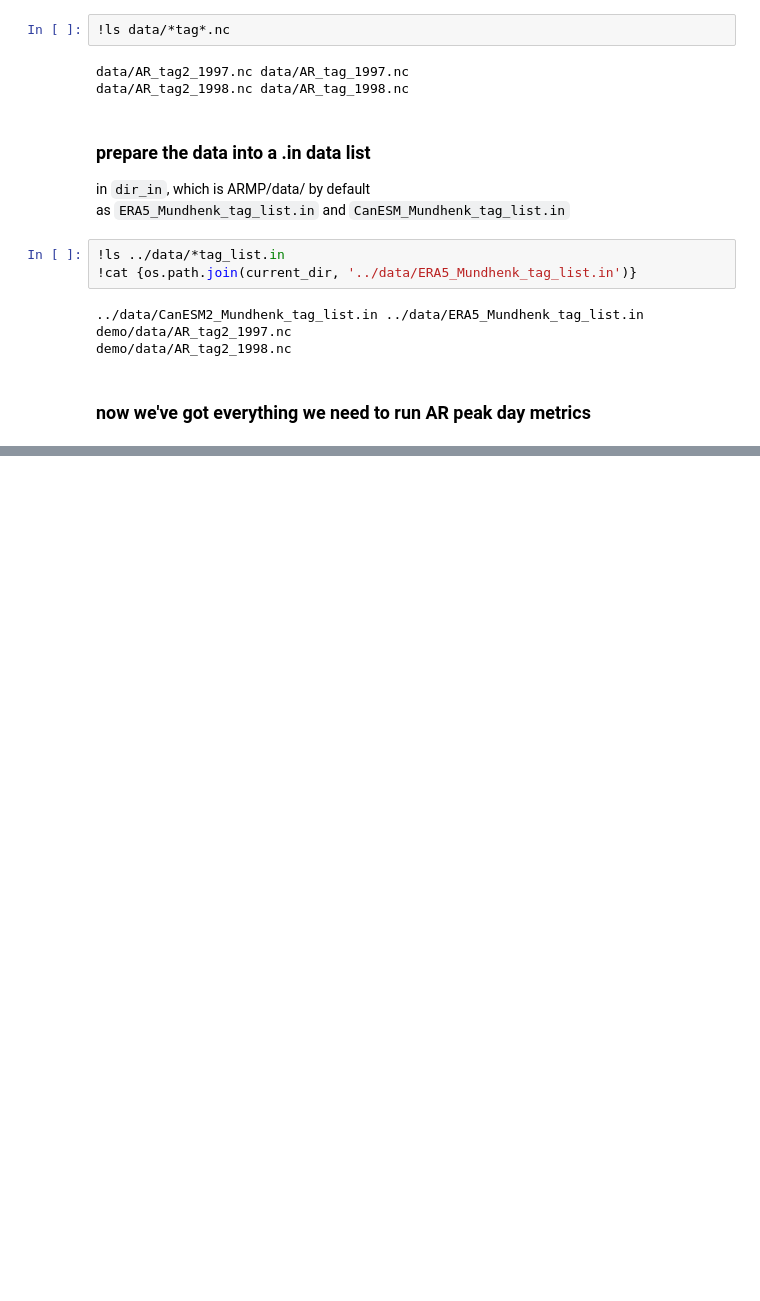
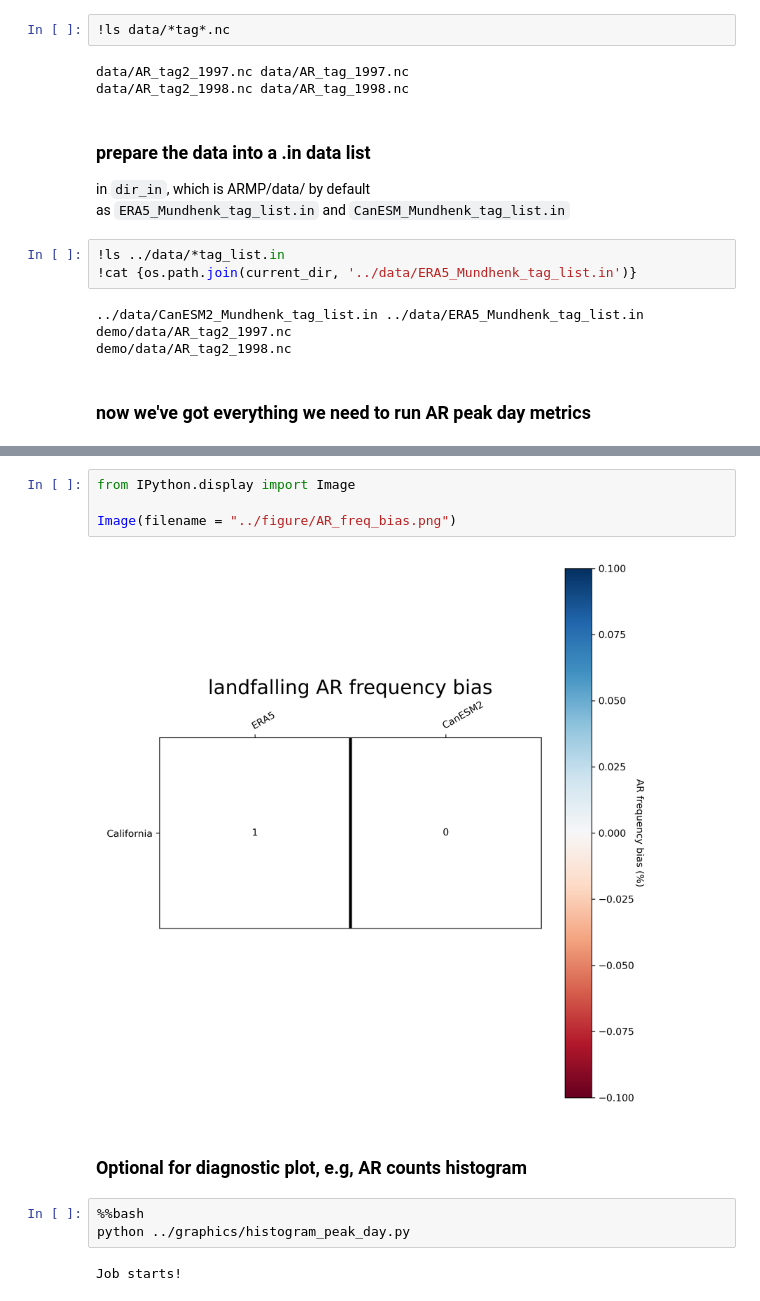
Before and after one commit to kristinchang3/kristinchang3_generate_html_page, a Jupyter notebook: ARMP/doc/demo_AR_spatial_correlation_metrics.ipynb, the cells around one changed output, grey strips where cells are left out. Cells and saved outputs as stored; diff of their text form; blank space fills up the shorter version.

```diff
--- a/ARMP/doc/demo_AR_spatial_correlation_metrics.ipynb
+++ b/ARMP/doc/demo_AR_spatial_correlation_metrics.ipynb
@@ -71,0 +144,13 @@ CalledProcessError: Command 'b'python ../driver_AR.py\n'' returned non-zero exit
+# %%
+from IPython.display import Image
+
+Image(filename = "../figure/AR_freq_bias.png")
+# %% [output]
+[figure, added]
+# %% [markdown]
+### Optional for diagnostic plot, e.g, AR counts histogram
+# %%
+%%bash
+python ../graphics/histogram_peak_day.py
+# %% [output]
+Job starts!
```
Also changed, not shown: parts of 14 cells of this notebook, 15 other files.
